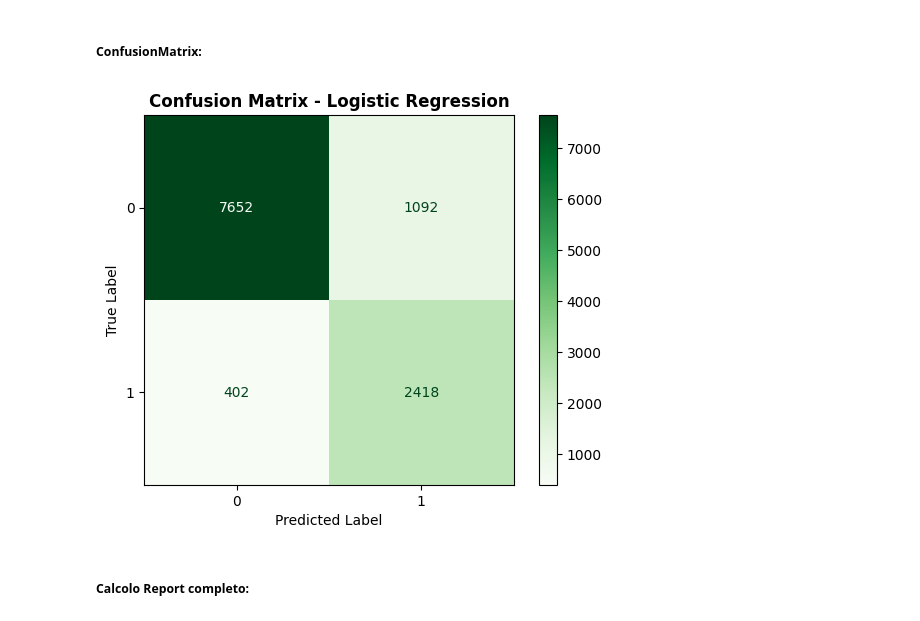
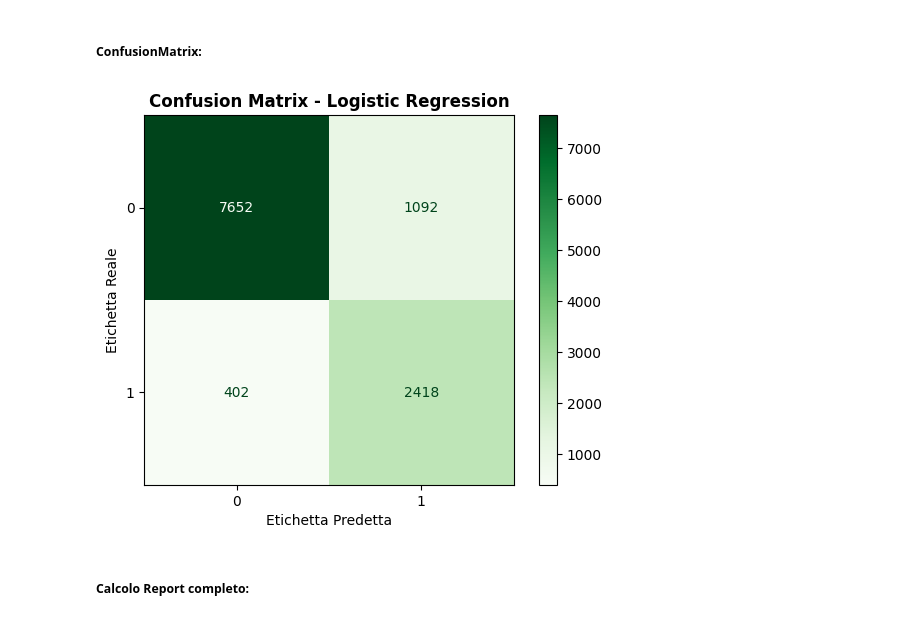
Before and after one commit to FrancescaCola/CustomerScoring, a Jupyter notebook: LogisticRegression.ipynb, the cells around one changed output. Cells and saved outputs as stored; diff of their text form; code cells hidden in the pictures.

```diff
--- a/LogisticRegression.ipynb
+++ b/LogisticRegression.ipynb
@@ -181,8 +181,8 @@ X_train, X_test, y_train, y_test = train_test_split(
 )
 # %%
 # Nuova X e Y per Bilanciamento con SMOTE prima di bilanciare con class_weight='balanced':
-sm = SMOTE(random_state=42)
-X_train_Smote, y_train_Smote = sm.fit_resample(X_train,y_train)
+smote = SMOTE(random_state=42)
+X_train_Smote, y_train_Smote = smote.fit_resample(X_train,y_train)
 # %% [markdown]
 ### Predizione:
 # %% [markdown]
@@ -229,16 +229,16 @@ Accuracy del modello: 0.87
 # %%
 # Matrice di Confusione
 cm = confusion_matrix(y_test, y_test_pred)
 
 # Visualizzazione della matrice
 disp = ConfusionMatrixDisplay(confusion_matrix=cm, display_labels=logreg_pipeline.classes_)
 disp.plot(cmap='Greens')
 plt.title("Confusion Matrix - Logistic Regression", weight ='bold')
-plt.xlabel("Predicted Label")
-plt.ylabel("True Label")
+plt.xlabel("Etichetta Predetta")
+plt.ylabel("Etichetta Reale")
 plt.show()
 # %% [output]
-[figure, old version]
+[figure, new version]
 # %% [markdown]
 ##### Calcolo Report completo:
 # %%
```
Also changed, not shown: parts of 4 cells of this notebook.
